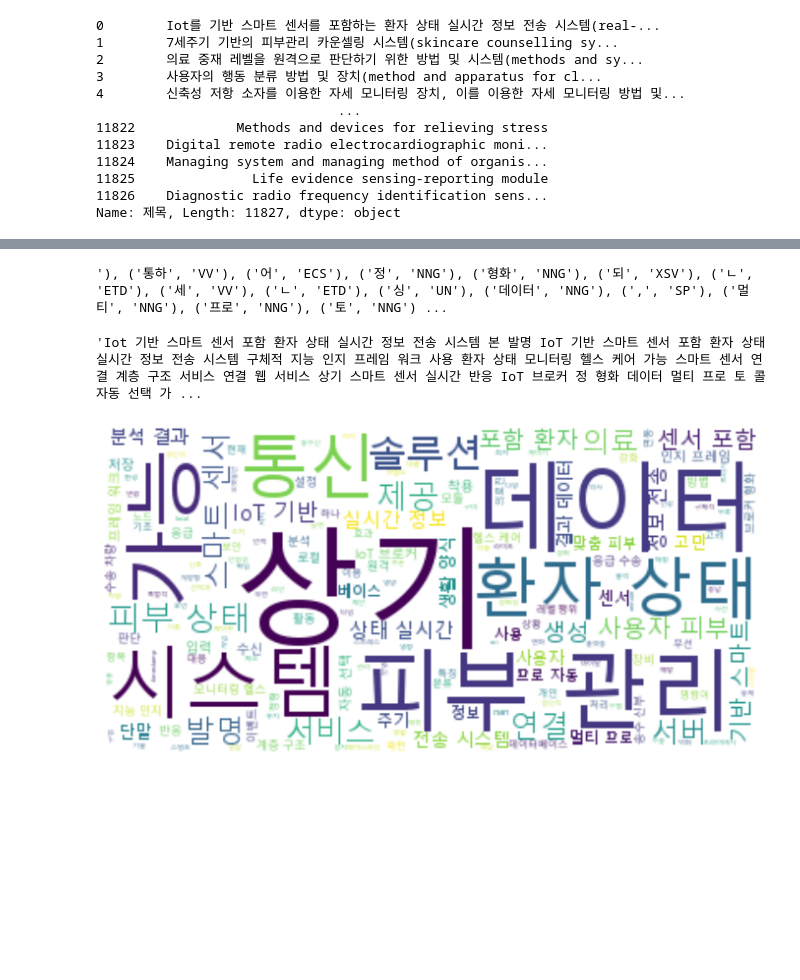
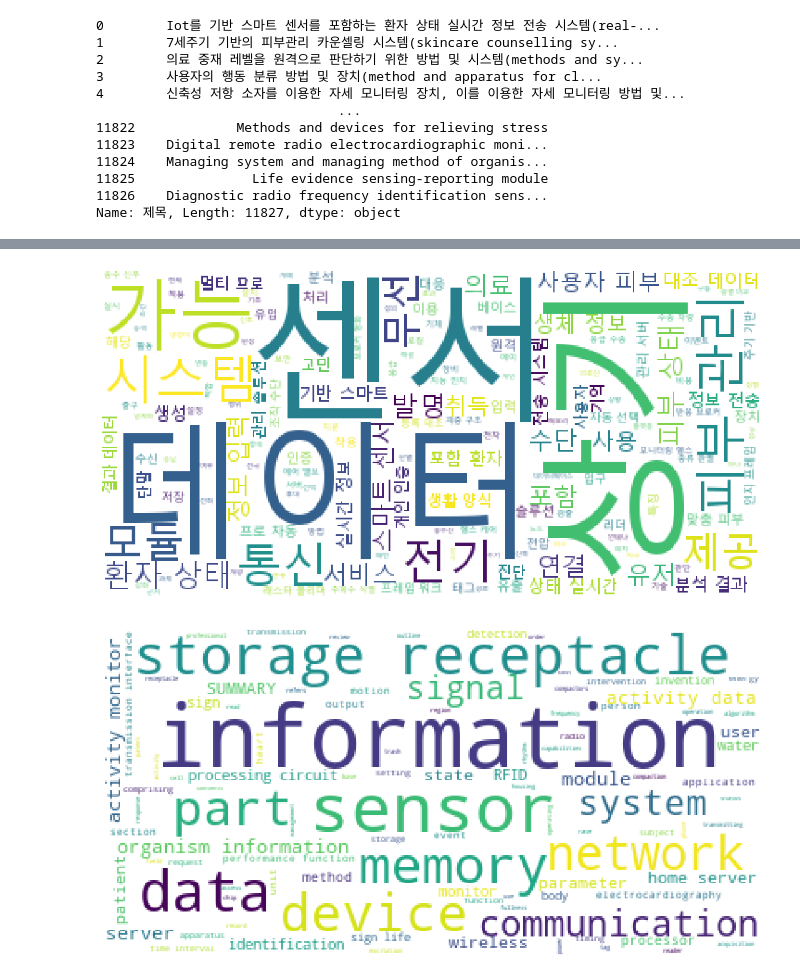
Before and after one commit to JEoN-Ha/CPU, a Jupyter notebook: D1/cpuData.ipynb, the cells around one changed output, grey strips where cells are left out. Cells and saved outputs as stored; diff of their text form; code cells hidden in the pictures; blank space fills up the shorter version.

Commit message:
기능 : 한국어, 영어별로 워드클라우드 완료

```diff
--- a/D1/cpuData.ipynb
+++ b/D1/cpuData.ipynb
@@ -74,0 +95,4 @@ def morph(input_data):
+# %%
+# 한글 형태소 분석
+morpheme_kkma = morph(str(cpuData_KR['꼬꼬마'].values)[2:-3])
+wordMaterialList_KR = get_wordData_KR(morpheme_kkma)
@@ -78,6 +112,0 @@ def morph(input_data):
-# %%
-# str(cpuData_csv['꼬꼬마'].values)[2:-3]
-morpheme = morph(str(cpuData_csv['꼬꼬마'].values)[2:-3])
-# print(morpheme)
-# %% [output]
-'), ('통하', 'VV'), ('어', 'ECS'), ('정', 'NNG'), ('형화', 'NNG'), ('되', 'XSV'), ('ㄴ', 'ETD'), ('세', 'VV'), ('ㄴ', 'ETD'), ('싱', 'UN'), ('데이터', 'NNG'), (',', 'SP'), ('멀티', 'NNG'), ('프로', 'NNG'), ('토', 'NNG') ...
@@ -94,26 +113,39 @@ def get_wordData(morpheme_pos):
-# %%
-wordMaterialList = get_wordData(morpheme)
-wordMaterialStr = '시작'
-for word in wordMaterialList:
-    wordMaterialStr = wordMaterialStr + ' ' + word
-
-wordMaterialStr = wordMaterialStr[3:]
-wordMaterialStr
-# %% [output]
-'Iot 기반 스마트 센서 포함 환자 상태 실시간 정보 전송 시스템 본 발명 IoT 기반 스마트 센서 포함 환자 상태 실시간 정보 전송 시스템 구체적 지능 인지 프레임 워크 사용 환자 상태 모니터링 헬스 케어 가능 스마트 센서 연결 계층 구조 서비스 연결 웹 서비스 상기 스마트 센서 실시간 반응 IoT 브로커 정 형화 데이터 멀티 프로 토 콜 자동 선택 가 ...
+# %%
+def changeText(wordList):
+    wordStr = '시작'
+    for word in wordList:
+        wordStr = wordStr + ' ' + word
+    wordStr = wordStr[3:]
+    return wordStr
+
+wordMaterialStr_KR = changeText(wordMaterialList_KR)
+wordMaterialStr_ENG = changeText(wordMaterialList_ENG)
 # %%
 stopwords = set(STOPWORDS)
-wordcloudObject = WordCloud(font_path='C:/Windows/Fonts/malgun.ttf',
-                background_color='white',
-                stopwords=stopwords).generate(wordMaterialStr)
+
+# 한국어 워드클라우드
+wordcloudObject_KR = WordCloud(
+    font_path='C:/Windows/Fonts/malgun.ttf',
+    background_color='white',
+    stopwords=stopwords).generate(wordMaterialStr_KR)
                 # 맑음 폰트, 배경 하얀색, 불용어 => stopwords
-# wordCloudData = WordCloud(font_path='font/NanumGothic.ttf', background_color='white').generate(wordMaterialStr)
-# wordcloudData = wordcloudObject()
+
+# 영어 워드클라우드
+wordcloudObject_ENG = WordCloud(
+    background_color='white',
+    stopwords=stopwords).generate(wordMaterialStr_ENG)
 # %%
-plt.figure(figsize=(12,12))
-plt.imshow(wordcloudObject, interpolation='bilinear')
+plt.figure(figsize=(20,20))
+plt.imshow(wordcloudObject_KR, interpolation='None')
 plt.axis('off')
 plt.show()
 # plt.savefig() # 저장
 # %% [output]
-[figure, old version]
+[figure, new version]
+# %%
+plt.figure(figsize=(20,20))
+plt.imshow(wordcloudObject_ENG, interpolation='None')
+plt.axis('off')
+plt.show()
+# %% [output]
+[figure, added]
```
Also changed, not shown: parts of 17 cells of this notebook, 2 other files.
